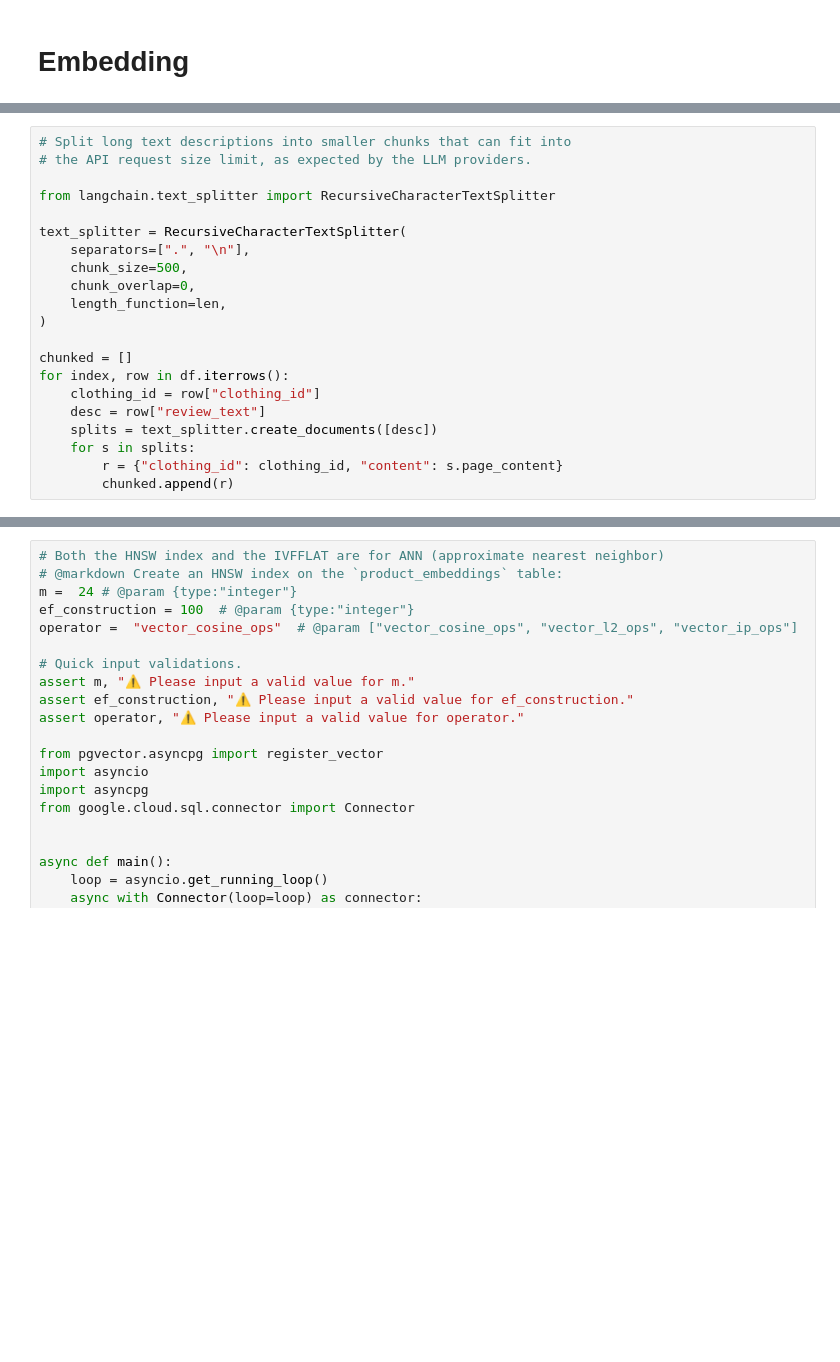
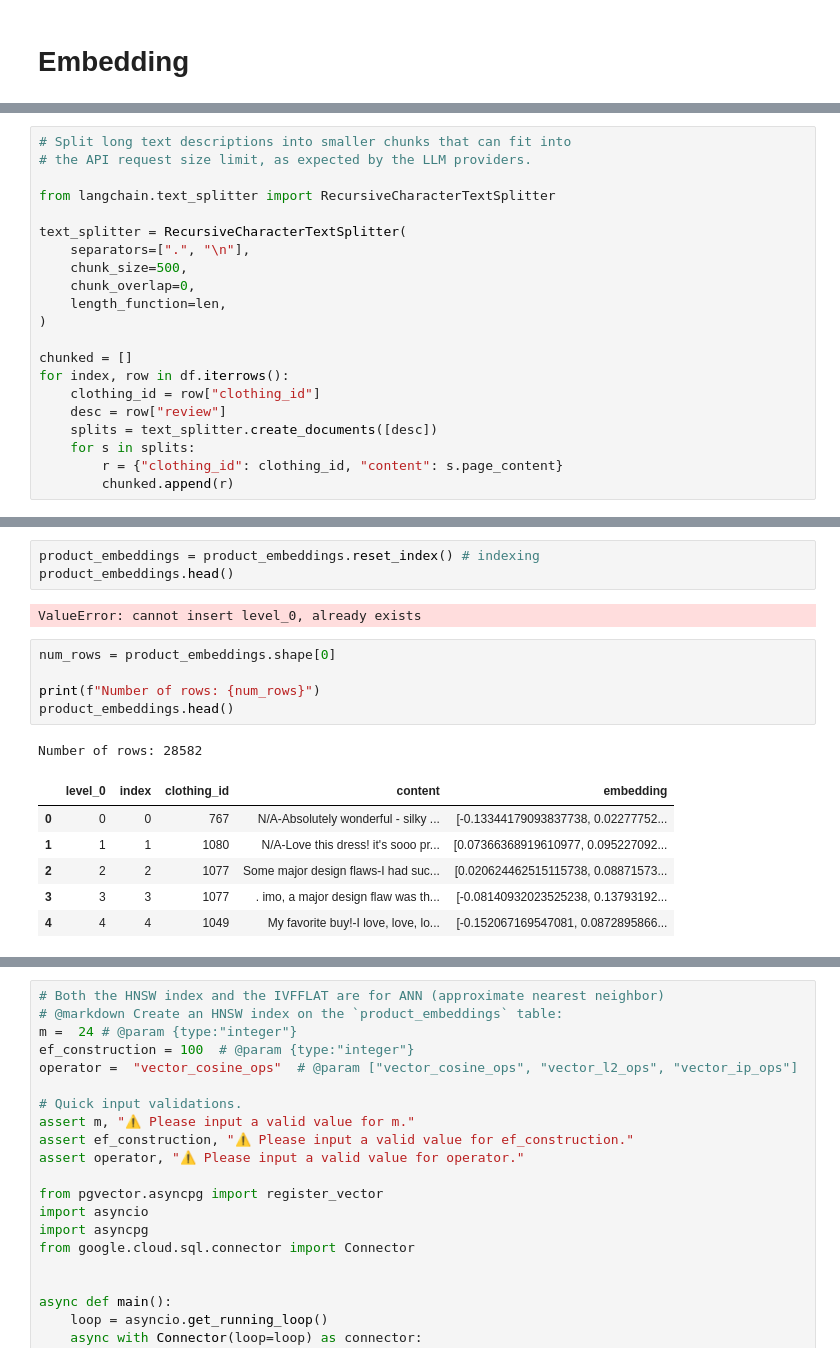
Before and after one commit to 1028Luo/LLAMA_Finetune_Workout, a Jupyter notebook: chatbot_RAG_GCP.ipynb, the cells around one changed output, grey strips where cells are left out. Drawn from its saved outputs; the diff is of its cells as text; blank space fills up the shorter version.

```diff
--- a/chatbot_RAG_GCP.ipynb
+++ b/chatbot_RAG_GCP.ipynb
@@ -333,7 +342,7 @@ text_splitter = RecursiveCharacterTextSplitter(
 chunked = []
 for index, row in df.iterrows():
     clothing_id = row["clothing_id"]
-    desc = row["review_text"]
+    desc = row["review"]
     splits = text_splitter.create_documents([desc])
     for s in splits:
         r = {"clothing_id": clothing_id, "content": s.page_content}
@@ -442,3 +413,21 @@ WARNING:langchain_core.language_models.llms:Retrying vertexai.language_models._l
+# %%
+product_embeddings = product_embeddings.reset_index() # indexing
+product_embeddings.head()
+# %% [output]
+ValueError: cannot insert level_0, already exists
+# %%
+num_rows = product_embeddings.shape[0]
+
+print(f"Number of rows: {num_rows}")
+product_embeddings.head()
+# %% [output]
+Number of rows: 28582
+|  | level_0 | index | clothing_id | content | embedding |
+| 0 | 0 | 0 | 767 | N/A-Absolutely wonderful - silky ... | [-0.13344179093837738, 0.02277752... |
+| 1 | 1 | 1 | 1080 | N/A-Love this dress! it's sooo pr... | [0.07366368919610977, 0.095227092... |
+| 2 | 2 | 2 | 1077 | Some major design flaws-I had suc... | [0.020624462515115738, 0.08871573... |
+| 3 | 3 | 3 | 1077 | . imo, a major design flaw was th... | [-0.08140932023525238, 0.13793192... |
+| 4 | 4 | 4 | 1049 | My favorite buy!-I love, love, lo... | [-0.152067169547081, 0.0872895866... |
 # %%
 # Store the generated vector embeddings in a PostgreSQL table.
 # This code may run for a few minutes.
```
Also changed, not shown: parts of 8 cells of this notebook.
